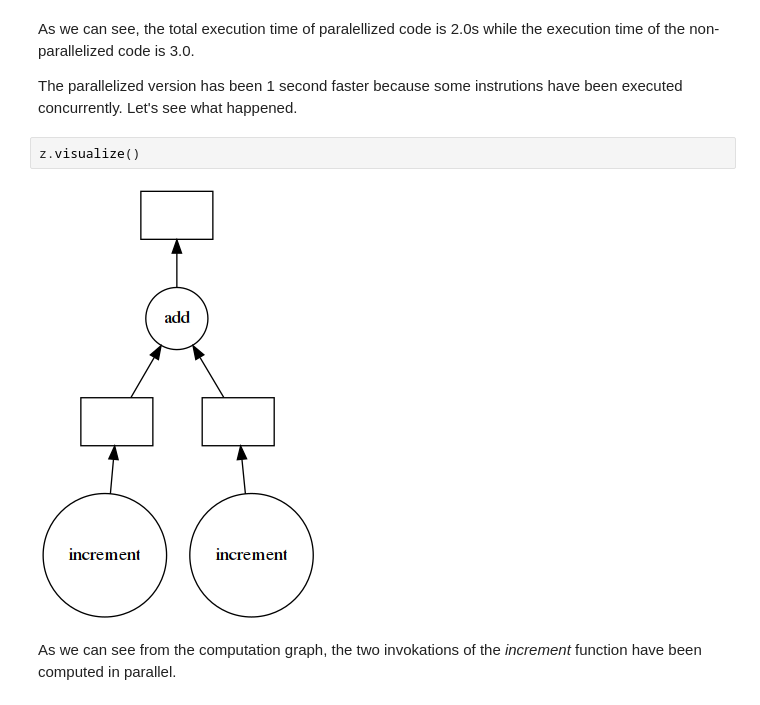
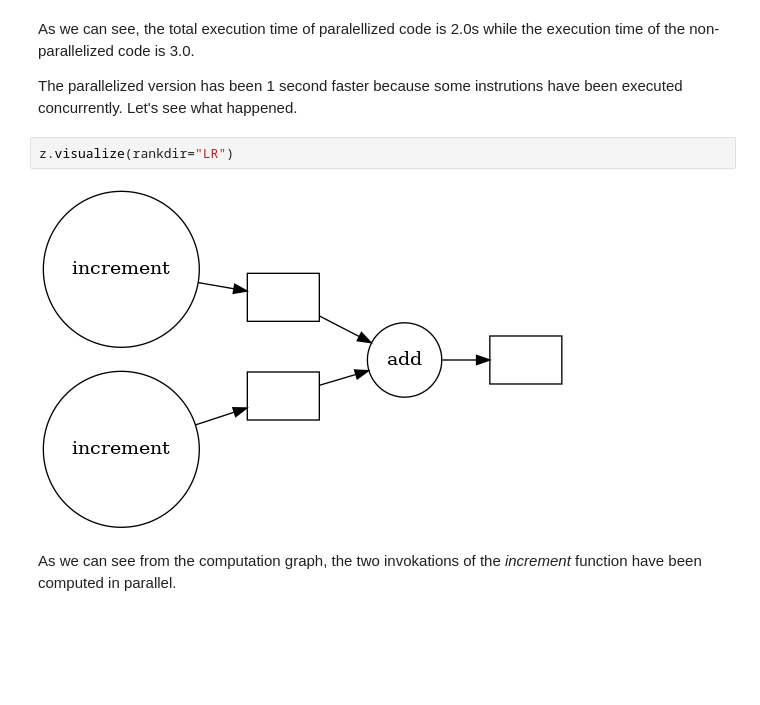
Before and after one commit to sirCamp/ManagementAndAnalysisOfPhysicsDatasetsB, a Jupyter notebook: lecture_1/parallel_calculus.ipynb, the cells around one changed output. Cells and saved outputs as stored; diff of their text form; blank space fills up the shorter version.

```diff
--- a/lecture_1/parallel_calculus.ipynb
+++ b/lecture_1/parallel_calculus.ipynb
@@ -78,9 +78,9 @@ As we can see, the total execution time of paralellized code is 2.0s while the e
 
 The parallelized version has been 1 second faster because some instrutions have been executed concurrently. Let's see what happened.
 # %%
-z.visualize()
+z.visualize(rankdir="LR")
 # %% [output]
-[figure, old version]
+[figure, new version]
 # %% [markdown]
 As we can see from the computation graph, the two invokations of the *increment* function have been computed
 in parallel.
```
Also changed, not shown: parts of 10 cells of this notebook, 12 other files.
